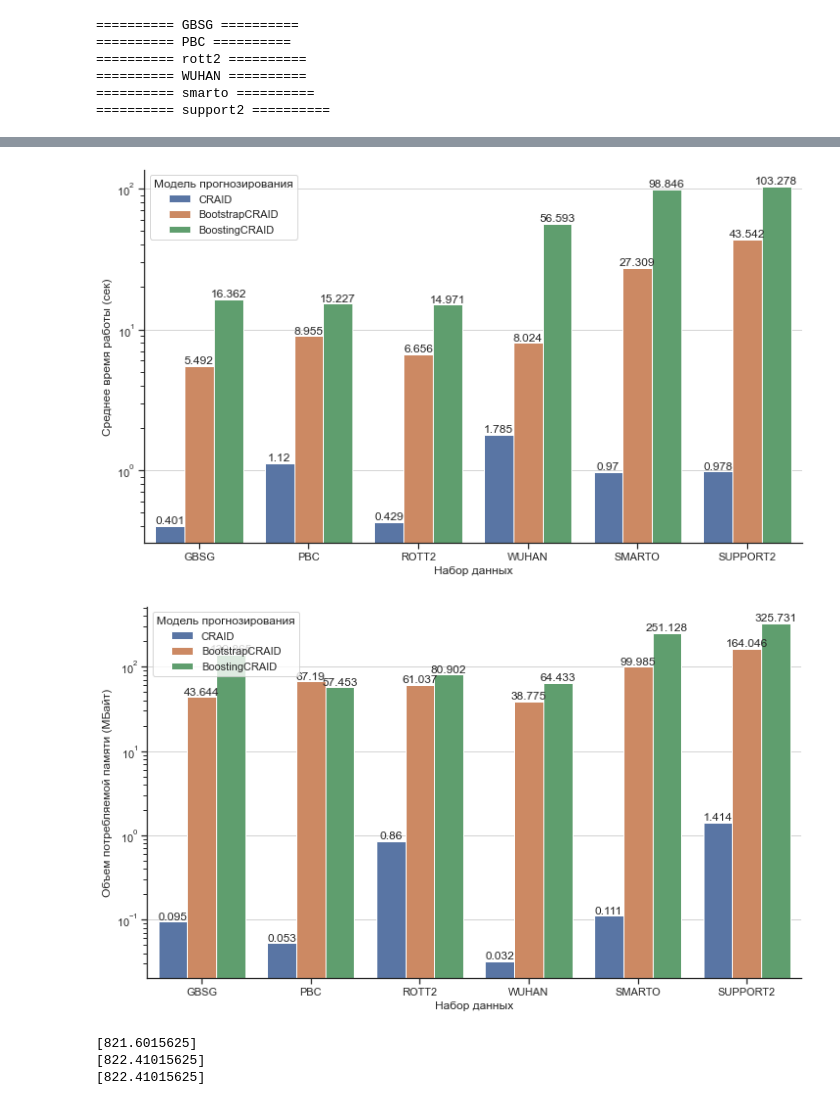
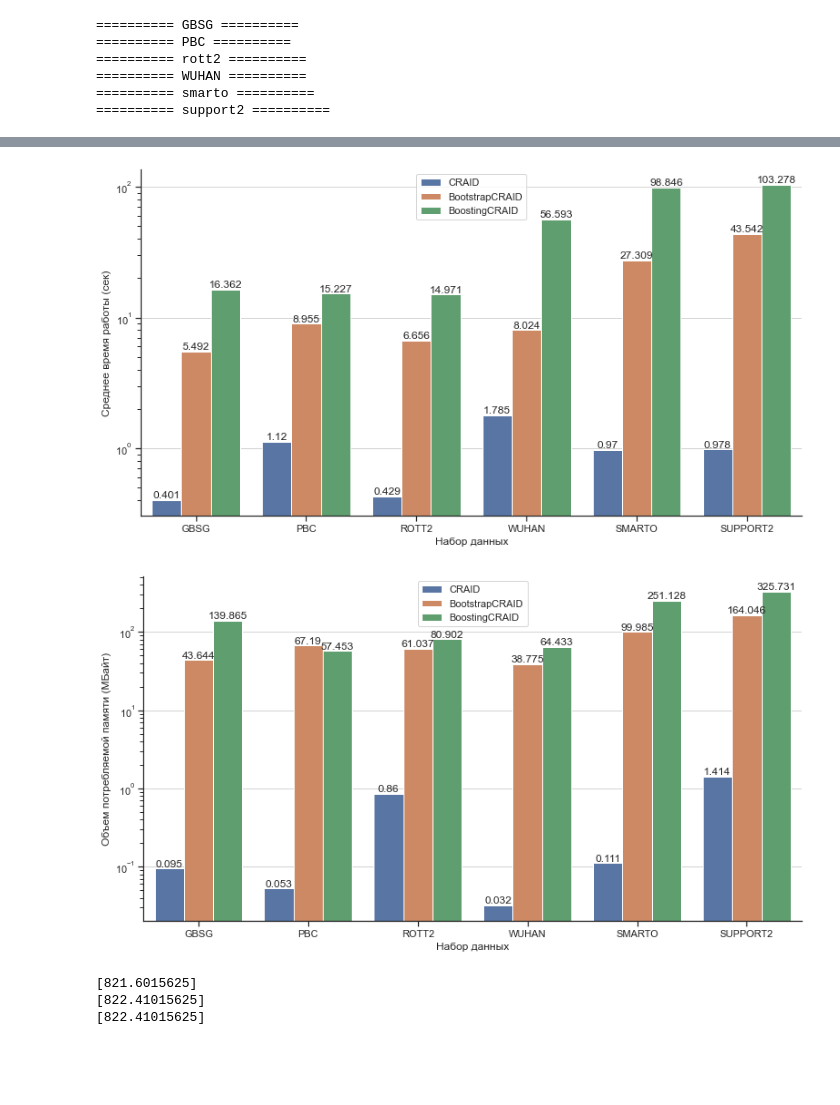
Before and after one commit to iuliivasilev/dev-survivors, a Jupyter notebook: demonstration/Dissertation/Chapter5_Survivors.ipynb, the cells around one changed output, grey strips where cells are left out. Cells and saved outputs as stored; diff of their text form; code cells hidden in the pictures; blank space fills up the shorter version.

```diff
--- a/demonstration/Dissertation/Chapter5_Survivors.ipynb
+++ b/demonstration/Dissertation/Chapter5_Survivors.ipynb
@@ -646,22 +647,23 @@ Name: MEM, dtype: float64
 # %%
 df_sh = pd.concat(df_l)
 df_sh["DATASET"] = df_sh["DATASET"].str.upper()
 df_sh = df_sh.rename({"DATASET": "Набор данных", "METHOD": "Модель прогнозирования"}, axis=1)
 
 for f, new_f in zip(["TIME", "MEM"], ["Среднее время работы (сек)", "Объем потребляемой памяти (МБайт)"]):
     df_sh[new_f] = df_sh[f]
     df_sh[new_f] = df_sh[new_f].round(3)
-    plt.figure(figsize=(12, 7))
+    plt.figure(figsize=(13, 7))
 #     ax = sns.barplot(df_sh, x="DATASET", y=f, hue="METHOD", estimator="sum")
     ax = sns.barplot(df_sh, x="Набор данных", y=new_f, hue="Модель прогнозирования", estimator="sum")
 
     for ax_c in ax.containers:
         ax.bar_label(ax_c, fontsize=12)
     plt.yscale('log')
+    plt.legend(loc='upper center')
     plt.show()
 # %% [output]
-[figure, old version]
+[figure, new version]
-[figure, old version]
+[figure, new version]
 # %%
 print(memory_usage())
 tree = CRAID(**p)
```
Also changed, not shown: parts of 3 cells of this notebook.
